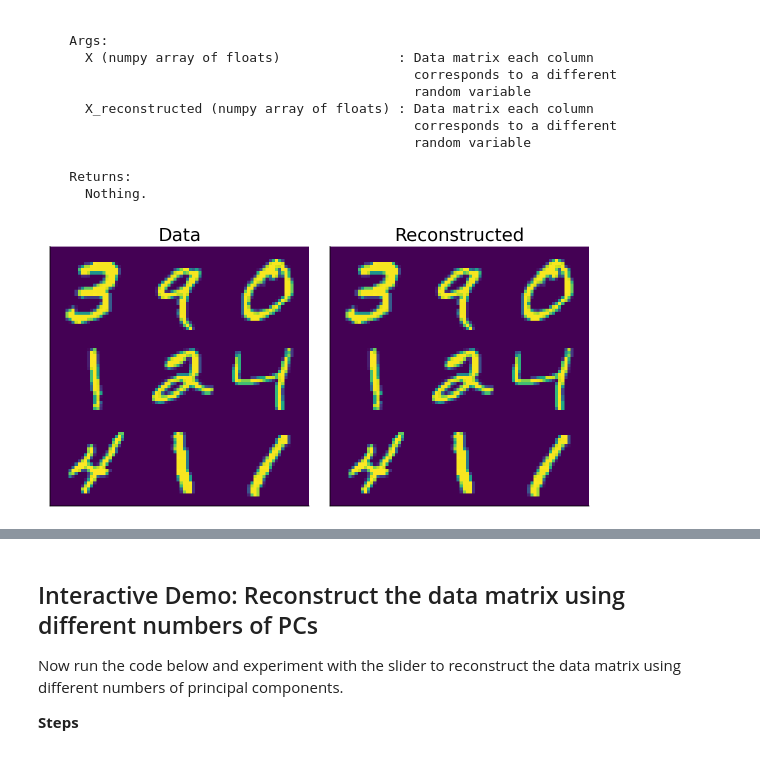
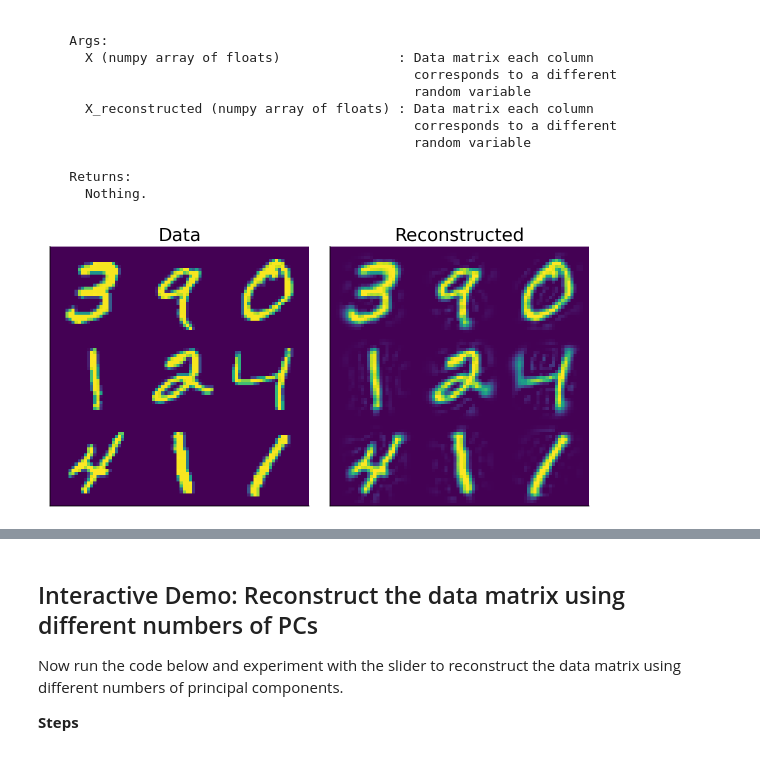
Before and after one commit to tejasr42/nma, a Jupyter notebook: W1D5_Tutorial3.ipynb, the cells around one changed output, grey strips where cells are left out. Cells and saved outputs as stored; diff of their text form; code cells hidden in the pictures.

```diff
--- a/W1D5_Tutorial3.ipynb
+++ b/W1D5_Tutorial3.ipynb
@@ -511,36 +511,36 @@ def reconstruct_data(score, evectors, X_mean, K):
   Returns:
     (numpy array of floats)          : Matrix of reconstructed data
 
   """
 
   #################################################
   ## TO DO for students: Reconstruct the original data in X_reconstructed
   # Comment once you've filled in the function
   #raise NotImplementedError("Student excercise: reconstructing data function!")
   #################################################
 
   # Reconstruct the data from the score and eigenvectors
   # Don't forget to add the mean!!
-  X_reconstructed =  score[:K,:]@evectors.T[:,:K]+X_mean
+  X_reconstructed =  score[:,:K]@evectors.T[:K,:]+X_mean
 
   return X_reconstructed
 
 
-K = 784
+K = 100
 
 #################################################
 ## TO DO for students: Calculate the mean and call the function, then plot
 ## the original and the recostructed data
 #################################################
 
 # Reconstruct the data based on all components
 X_mean = X.mean(axis=0)
 X_reconstructed = reconstruct_data(score,evectors,X_mean,K)
 
 # Plot the data and reconstruction
 plot_MNIST_reconstruction(X, X_reconstructed)
 # %% [output]
-[figure, old version]
+[figure, new version]
 # %% [markdown]
 [*Click for solution*](https://github.com/NeuromatchAcademy/course-content/tree/master//tutorials/W1D5_DimensionalityReduction/solutions/W1D5_Tutorial3_Solution_e3395916.py)
 
```
Also changed, not shown: parts of 4 cells of this notebook.
